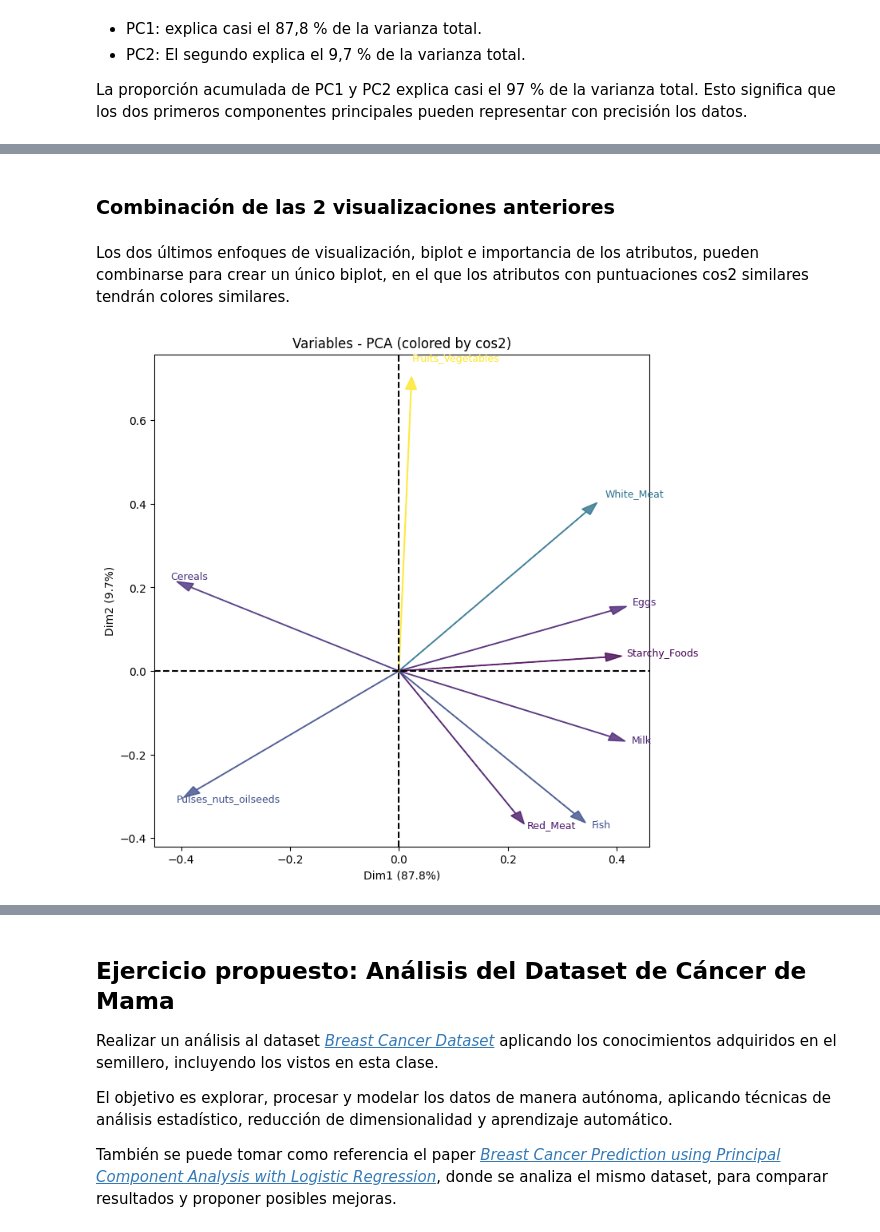
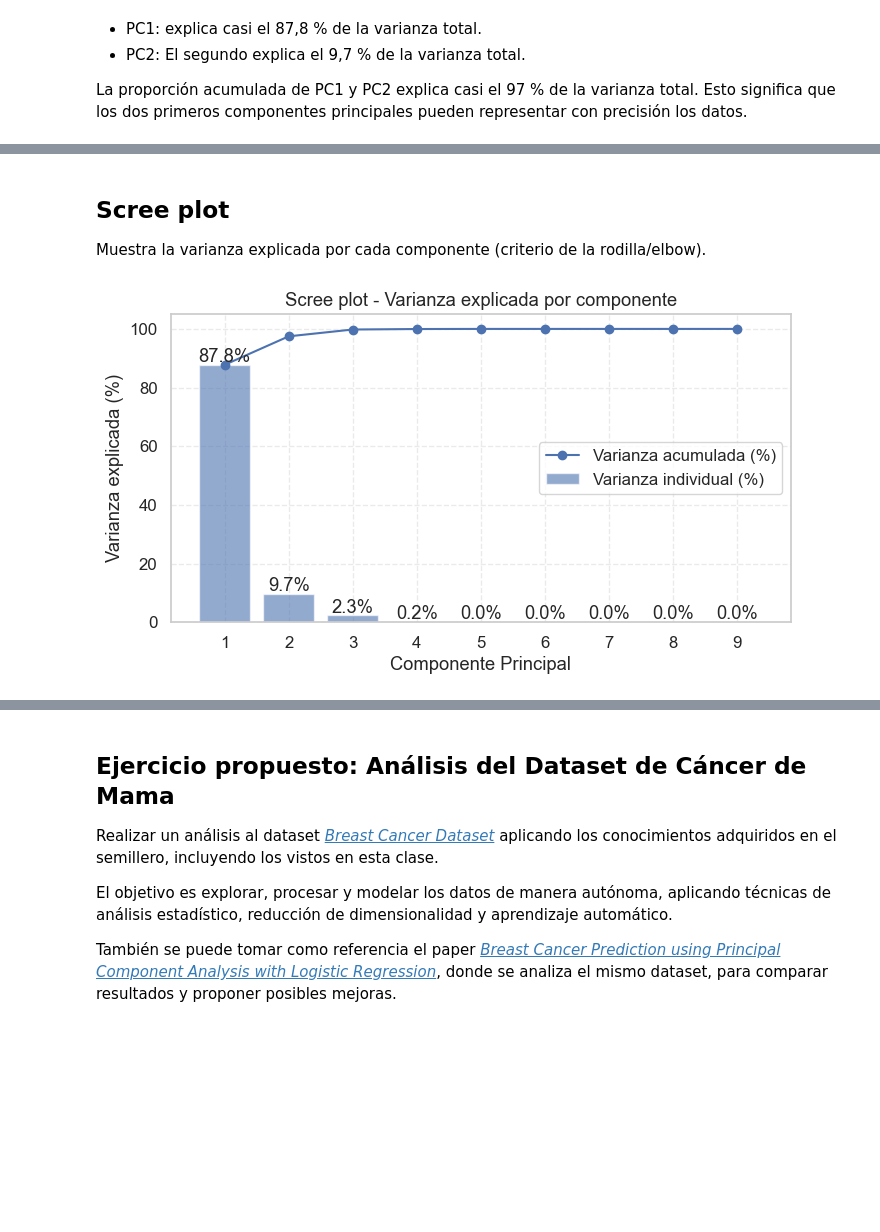
Before and after one commit to JeroHoyos/clase-pca, a Jupyter notebook: notebook-practica/ejemplo-practica.ipynb, the cells around one changed output, grey strips where cells are left out. Drawn from its saved outputs; the diff is of its cells as text; code cells hidden in the pictures; blank space fills up the shorter version.

```diff
--- a/notebook-practica/ejemplo-practica.ipynb
+++ b/notebook-practica/ejemplo-practica.ipynb
@@ -352,21 +229,28 @@ plt.show()
-# %% [markdown]
-### Combinación de las 2 visualizaciones anteriores
-# %% [markdown]
-Los dos últimos enfoques de visualización, biplot e importancia de los atributos, pueden combinarse para crear un único biplot, en el que los atributos con puntuaciones cos2 similares tendrán colores similares.
-# %%
-plt.figure(figsize=(8,8))
-plt.axhline(0, color='black', linestyle='--')
-plt.axvline(0, color='black', linestyle='--')
-
-colors = cm.viridis((cos2 - cos2.min()) / (cos2.max() - cos2.min()))
-
-for i, var in enumerate(numerical_data.columns):
-    plt.arrow(0, 0, xs[i], ys[i], color=colors[i], alpha=0.8, head_width=0.02)
-    plt.text(xs[i]*1.1, ys[i]*1.1, var, color=colors[i], fontsize=9)
-
-plt.xlabel(f"Dim1 ({explained_var[0]:.1f}%)")
-plt.ylabel(f"Dim2 ({explained_var[1]:.1f}%)")
-plt.title("Variables - PCA (colored by cos2)")
-plt.show()
-# %% [output]
-[figure, removed]
+# %% [markdown]
+## Scree plot
+Muestra la varianza explicada por cada componente (criterio de la rodilla/elbow).
+# %%
+# 8) Scree plot
+
+explained_var = pca.explained_variance_ratio_ * 100
+plt.figure(figsize=(8,4))
+n_comp = len(pca.explained_variance_ratio_)
+
+plt.plot(range(1, n_comp+1), np.cumsum(pca.explained_variance_ratio_)*100, marker='o', label='Varianza acumulada (%)')
+
+plt.bar(range(1, n_comp+1), pca.explained_variance_ratio_*100, alpha=0.6, label='Varianza individual (%)')
+
+plt.xlabel('Componente Principal')
+plt.ylabel('Varianza explicada (%)')
+
+plt.title('Scree plot - Varianza explicada por componente')
+plt.xticks(range(1, n_comp+1))
+plt.legend()
+
+plt.grid(True, linestyle='--', alpha=0.4)
+for i, v in enumerate(explained_var):
+    plt.text(i + 1, v + 1, f"{v:.1f}%", ha='center')
+
+plt.show()
+# %% [output]
+[figure, added]
```
Also changed, not shown: parts of 44 cells of this notebook.
